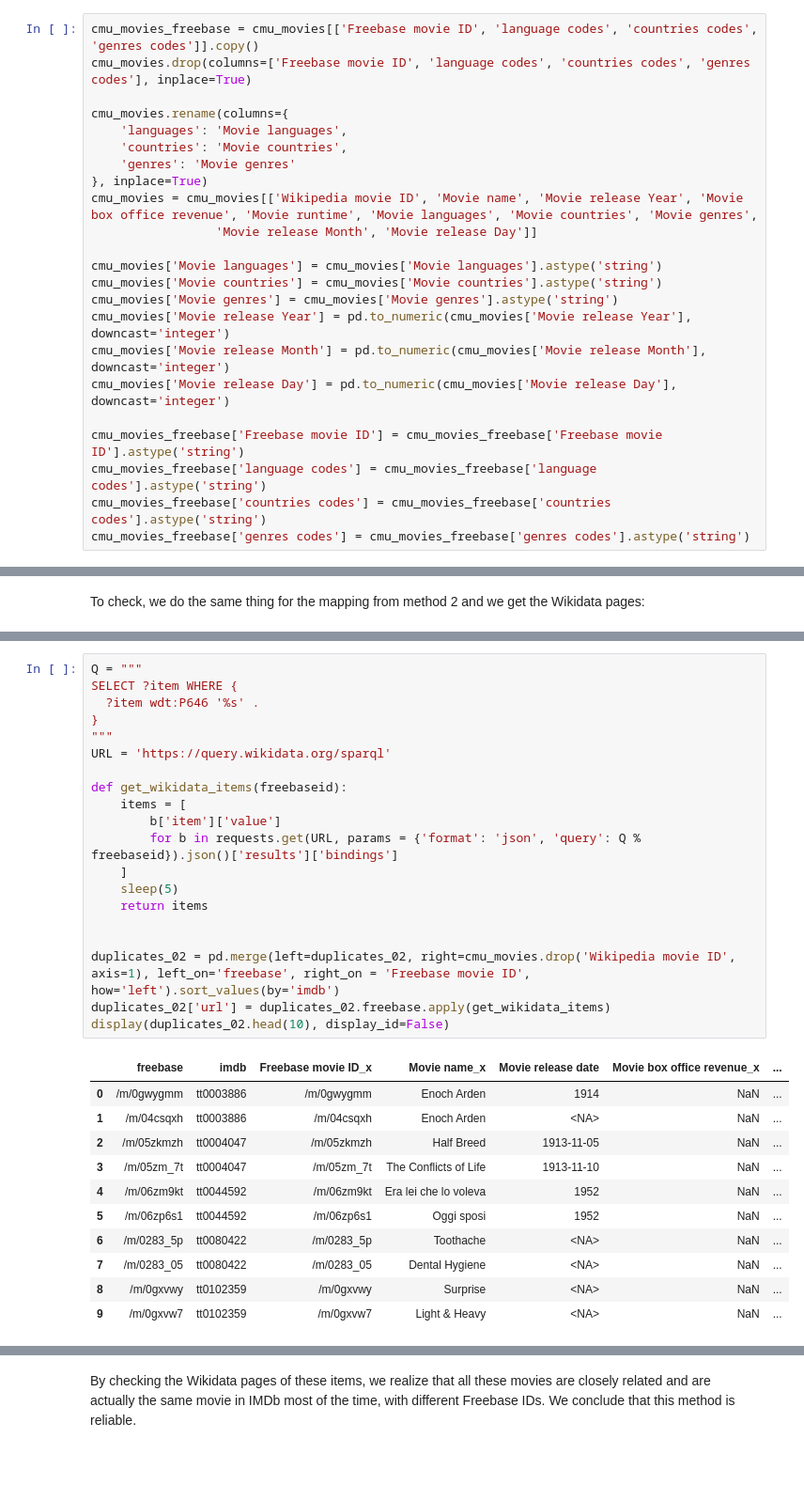
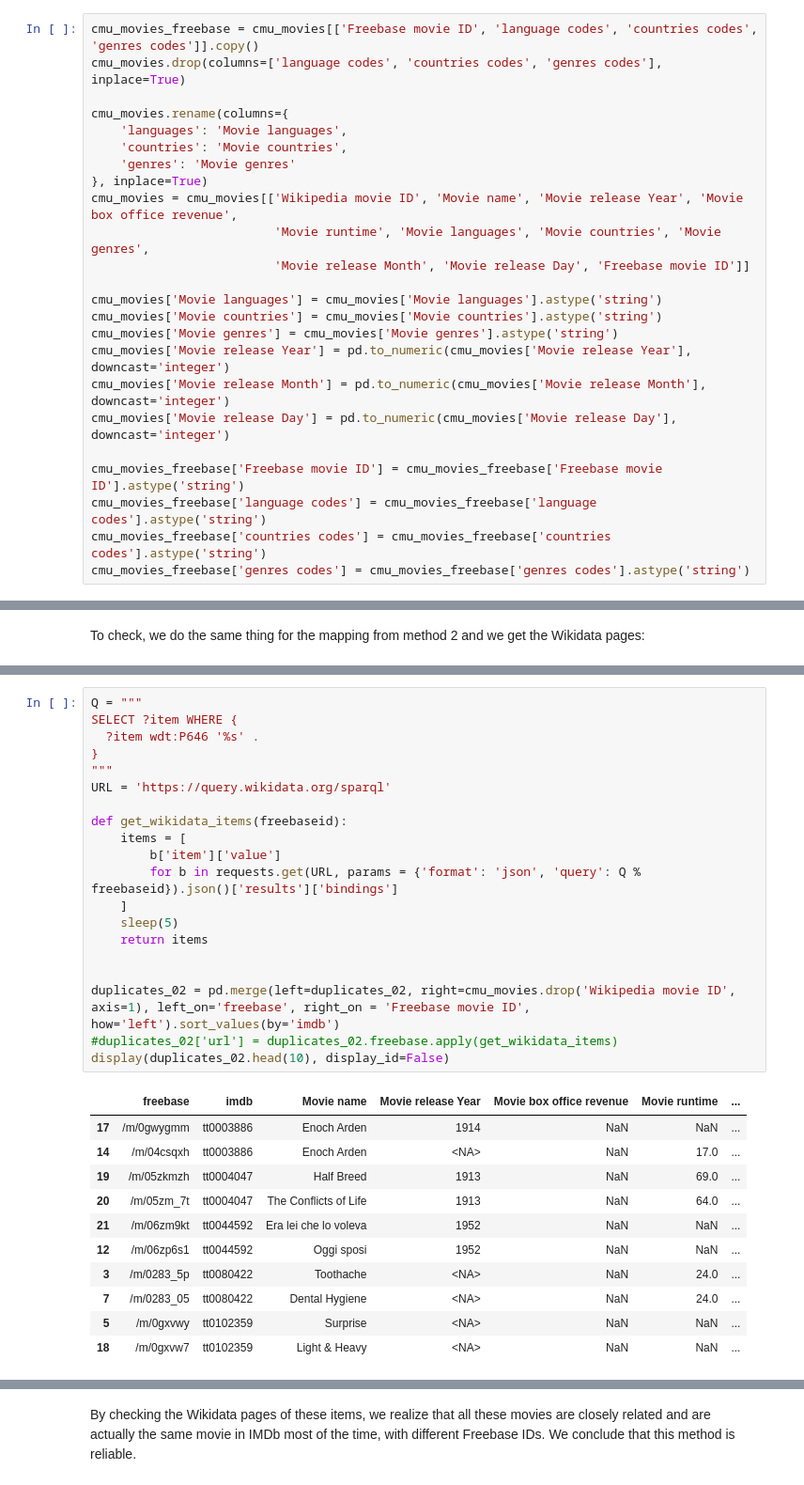
Before and after one commit to epfl-ada/ada-2023-project-crunchychicken, a Jupyter notebook: P2.ipynb, the cells around one changed output, grey strips where cells are left out. Shown at 94% size. Drawn from its saved outputs; the diff is of its cells as text.

```diff
--- a/P2.ipynb
+++ b/P2.ipynb
@@ -194,15 +194,16 @@ cmu_movies.drop(columns=['Movie genres', 'parsed genres'], inplace=True)
 Let's only keep the columns we need.
 # %%
 cmu_movies_freebase = cmu_movies[['Freebase movie ID', 'language codes', 'countries codes', 'genres codes']].copy()
-cmu_movies.drop(columns=['Freebase movie ID', 'language codes', 'countries codes', 'genres codes'], inplace=True)
+cmu_movies.drop(columns=['language codes', 'countries codes', 'genres codes'], inplace=True)
 
 cmu_movies.rename(columns={
     'languages': 'Movie languages',
     'countries': 'Movie countries',
     'genres': 'Movie genres'
 }, inplace=True)
-cmu_movies = cmu_movies[['Wikipedia movie ID', 'Movie name', 'Movie release Year', 'Movie box office revenue', 'Movie runtime', 'Movie languages', 'Movie countries', 'Movie genres',
-                 'Movie release Month', 'Movie release Day']]
+cmu_movies = cmu_movies[['Wikipedia movie ID', 'Movie name', 'Movie release Year', 'Movie box office revenue',
+                         'Movie runtime', 'Movie languages', 'Movie countries', 'Movie genres',
+                         'Movie release Month', 'Movie release Day', 'Freebase movie ID']]
 
 cmu_movies['Movie languages'] = cmu_movies['Movie languages'].astype('string')
 cmu_movies['Movie countries'] = cmu_movies['Movie countries'].astype('string')
@@ -1489,32 +1500,32 @@ To check, we do the same thing for the mapping from method 2 and we get the Wiki
 # %%
 Q = """
 SELECT ?item WHERE {
   ?item wdt:P646 '%s' .
 }
 """
 URL = 'https://query.wikidata.org/sparql'
 
 def get_wikidata_items(freebaseid):
     items = [
         b['item']['value']
         for b in requests.get(URL, params = {'format': 'json', 'query': Q % freebaseid}).json()['results']['bindings']
     ]
     sleep(5)
     return items
 
 
 duplicates_02 = pd.merge(left=duplicates_02, right=cmu_movies.drop('Wikipedia movie ID', axis=1), left_on='freebase', right_on = 'Freebase movie ID', how='left').sort_values(by='imdb')
-duplicates_02['url'] = duplicates_02.freebase.apply(get_wikidata_items)
+#duplicates_02['url'] = duplicates_02.freebase.apply(get_wikidata_items)
 display(duplicates_02.head(10), display_id=False)
 # %% [output]
-|  | freebase | imdb | Freebase movie ID_x | Movie name_x | Movie release date | Movie box office revenue_x | ... |
-| 0 | /m/0gwygmm | tt0003886 | /m/0gwygmm | Enoch Arden | 1914 | NaN | ... |
-| 1 | /m/04csqxh | tt0003886 | /m/04csqxh | Enoch Arden | <NA> | NaN | ... |
-| 2 | /m/05zkmzh | tt0004047 | /m/05zkmzh | Half Breed | 1913-11-05 | NaN | ... |
-| 3 | /m/05zm_7t | tt0004047 | /m/05zm_7t | The Conflicts of Life | 1913-11-10 | NaN | ... |
-| 4 | /m/06zm9kt | tt0044592 | /m/06zm9kt | Era lei che lo voleva | 1952 | NaN | ... |
-| 5 | /m/06zp6s1 | tt0044592 | /m/06zp6s1 | Oggi sposi | 1952 | NaN | ... |
-| 6 | /m/0283_5p | tt0080422 | /m/0283_5p | Toothache | <NA> | NaN | ... |
-| 7 | /m/0283_05 | tt0080422 | /m/0283_05 | Dental Hygiene | <NA> | NaN | ... |
-| 8 | /m/0gxvwy | tt0102359 | /m/0gxvwy | Surprise | <NA> | NaN | ... |
-| 9 | /m/0gxvw7 | tt0102359 | /m/0gxvw7 | Light & Heavy | <NA> | NaN | ... |
+|  | freebase | imdb | Movie name | Movie release Year | Movie box office revenue | Movie runtime | ... |
+| 17 | /m/0gwygmm | tt0003886 | Enoch Arden | 1914 | NaN | NaN | ... |
+| 14 | /m/04csqxh | tt0003886 | Enoch Arden | <NA> | NaN | 17.0 | ... |
+| 19 | /m/05zkmzh | tt0004047 | Half Breed | 1913 | NaN | 69.0 | ... |
+| 20 | /m/05zm_7t | tt0004047 | The Conflicts of Life | 1913 | NaN | 64.0 | ... |
+| 21 | /m/06zm9kt | tt0044592 | Era lei che lo voleva | 1952 | NaN | NaN | ... |
+| 12 | /m/06zp6s1 | tt0044592 | Oggi sposi | 1952 | NaN | NaN | ... |
+| 3 | /m/0283_5p | tt0080422 | Toothache | <NA> | NaN | 24.0 | ... |
+| 7 | /m/0283_05 | tt0080422 | Dental Hygiene | <NA> | NaN | 24.0 | ... |
+| 5 | /m/0gxvwy | tt0102359 | Surprise | <NA> | NaN | NaN | ... |
+| 18 | /m/0gxvw7 | tt0102359 | Light & Heavy | <NA> | NaN | NaN | ... |
```
Also changed, not shown: parts of 16 cells of this notebook.
